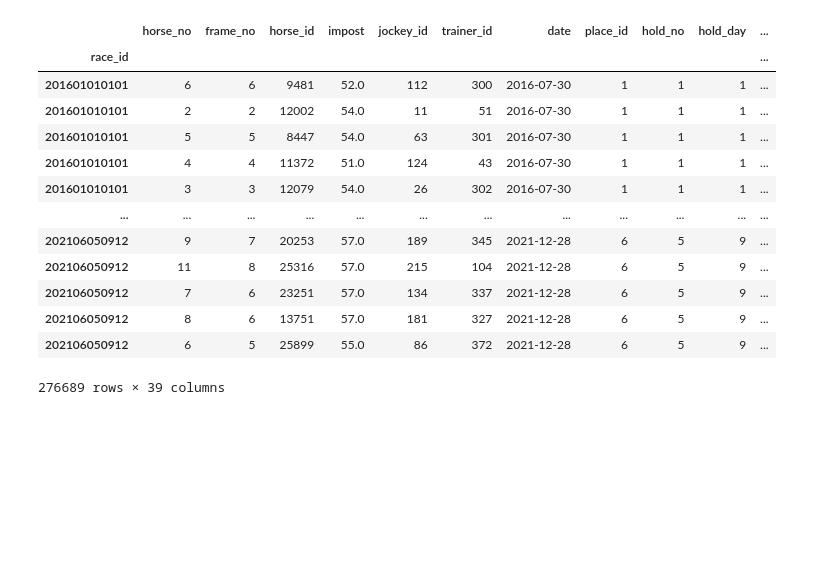
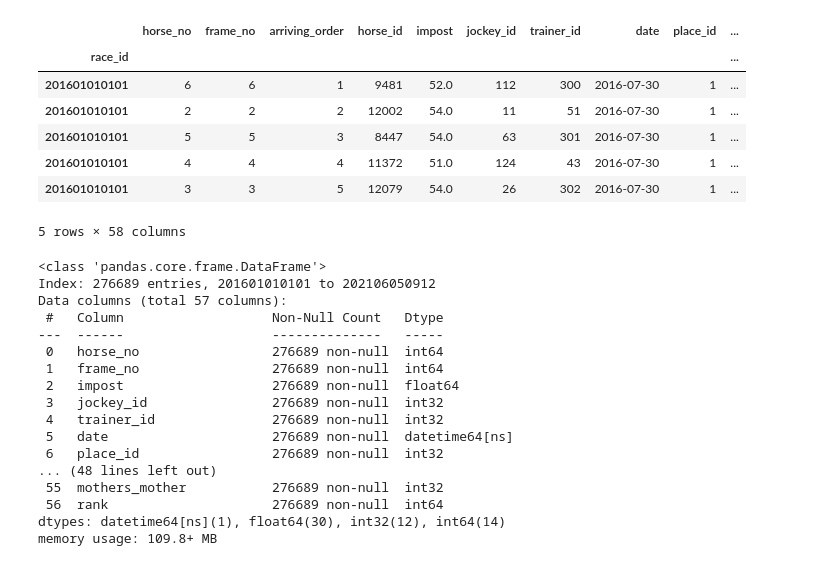
Before and after one commit to Moka-D/KeibaAI, a Jupyter notebook: train.ipynb, the cells around one changed output. Saved outputs shown, nothing was run; the diff lists cells and outputs as text; code cells hidden in the pictures; blank space fills up the shorter version.

```diff
--- a/train.ipynb
+++ b/train.ipynb
@@ -85,18 +80,12 @@ r.data_pe
 # %%
 r.process_categorical()
-r.data_c
+r.data_c.head()
 # %% [output]
-|  | horse_no | frame_no | horse_id | impost | jockey_id | trainer_id | date | place_id | hold_no | hold_day | ... |
-| race_id |  |  |  |  |  |  |  |  |  |  | ... |
-| 201601010101 | 6 | 6 | 9481 | 52.0 | 112 | 300 | 2016-07-30 | 1 | 1 | 1 | ... |
-| 201601010101 | 2 | 2 | 12002 | 54.0 | 11 | 51 | 2016-07-30 | 1 | 1 | 1 | ... |
-| 201601010101 | 5 | 5 | 8447 | 54.0 | 63 | 301 | 2016-07-30 | 1 | 1 | 1 | ... |
-| 201601010101 | 4 | 4 | 11372 | 51.0 | 124 | 43 | 2016-07-30 | 1 | 1 | 1 | ... |
-| 201601010101 | 3 | 3 | 12079 | 54.0 | 26 | 302 | 2016-07-30 | 1 | 1 | 1 | ... |
-| ... | ... | ... | ... | ... | ... | ... | ... | ... | ... | ... | ... |
-| 202106050912 | 9 | 7 | 20253 | 57.0 | 189 | 345 | 2021-12-28 | 6 | 5 | 9 | ... |
-| 202106050912 | 11 | 8 | 25316 | 57.0 | 215 | 104 | 2021-12-28 | 6 | 5 | 9 | ... |
-| 202106050912 | 7 | 6 | 23251 | 57.0 | 134 | 337 | 2021-12-28 | 6 | 5 | 9 | ... |
-| 202106050912 | 8 | 6 | 13751 | 57.0 | 181 | 327 | 2021-12-28 | 6 | 5 | 9 | ... |
-| 202106050912 | 6 | 5 | 25899 | 55.0 | 86 | 372 | 2021-12-28 | 6 | 5 | 9 | ... |
+|  | horse_no | frame_no | arriving_order | horse_id | impost | jockey_id | trainer_id | date | place_id | ... |
+| race_id |  |  |  |  |  |  |  |  |  | ... |
+| 201601010101 | 6 | 6 | 1 | 9481 | 52.0 | 112 | 300 | 2016-07-30 | 1 | ... |
+| 201601010101 | 2 | 2 | 2 | 12002 | 54.0 | 11 | 51 | 2016-07-30 | 1 | ... |
+| 201601010101 | 5 | 5 | 3 | 8447 | 54.0 | 63 | 301 | 2016-07-30 | 1 | ... |
+| 201601010101 | 4 | 4 | 4 | 11372 | 51.0 | 124 | 43 | 2016-07-30 | 1 | ... |
+| 201601010101 | 3 | 3 | 5 | 12079 | 54.0 | 26 | 302 | 2016-07-30 | 1 | ... |
-276689 rows × 39 columns
+5 rows × 58 columns
@@ -105,3 +92,24 @@ tmp_df = r.get_final_data(True)
+# %%
+tmp_df = r.target_binary()
+tmp_df.info()
+# %% [output]
+<class 'pandas.core.frame.DataFrame'>
+Index: 276689 entries, 201601010101 to 202106050912
+Data columns (total 57 columns):
+ #   Column                   Non-Null Count   Dtype
+---  ------                   --------------   -----
+ 0   horse_no                 276689 non-null  int64
+ 1   frame_no                 276689 non-null  int64
+ 2   impost                   276689 non-null  float64
+ 3   jockey_id                276689 non-null  int32
+ 4   trainer_id               276689 non-null  int32
+ 5   date                     276689 non-null  datetime64[ns]
+ 6   place_id                 276689 non-null  int32
+... (48 lines left out)
+ 55  mothers_mother           276689 non-null  int32
+ 56  rank                     276689 non-null  int64
+dtypes: datetime64[ns](1), float64(30), int32(12), int64(14)
+memory usage: 109.8+ MB
 # %%
 train = tmp_df[tmp_df['date'] <= dt.datetime(2020, 12, 31)]
 test = tmp_df[tmp_df['date'] >= dt.datetime(2021, 1, 1)]
```
Also changed, not shown: parts of 23 cells of this notebook, 3 other files.
